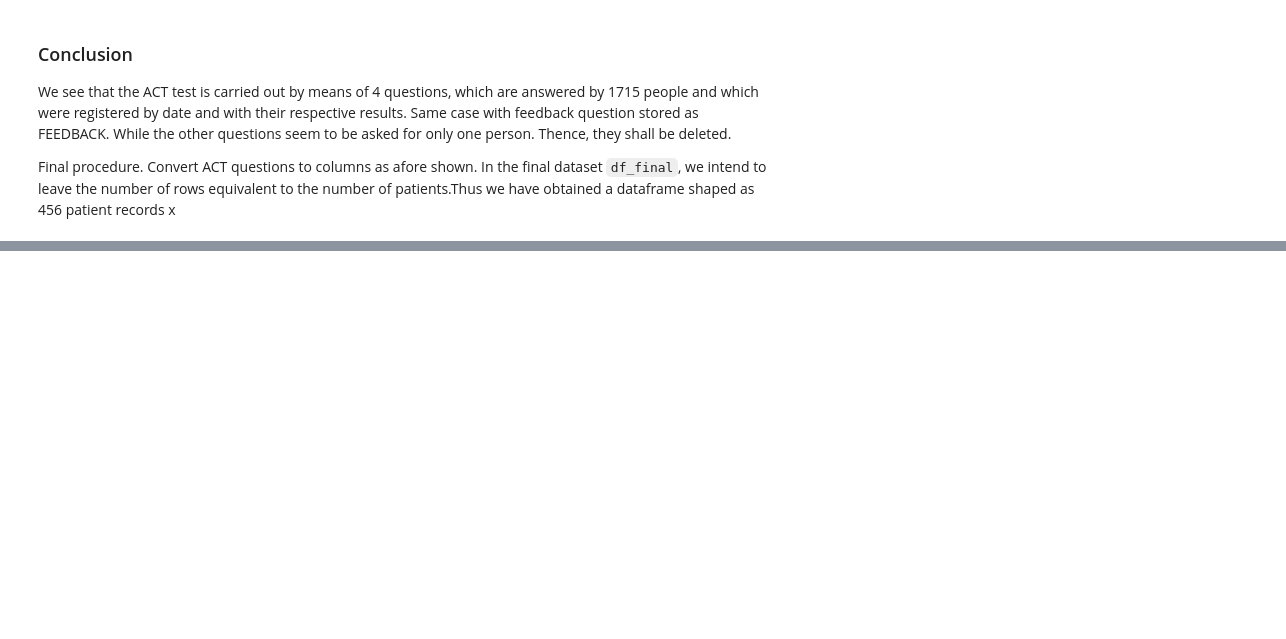
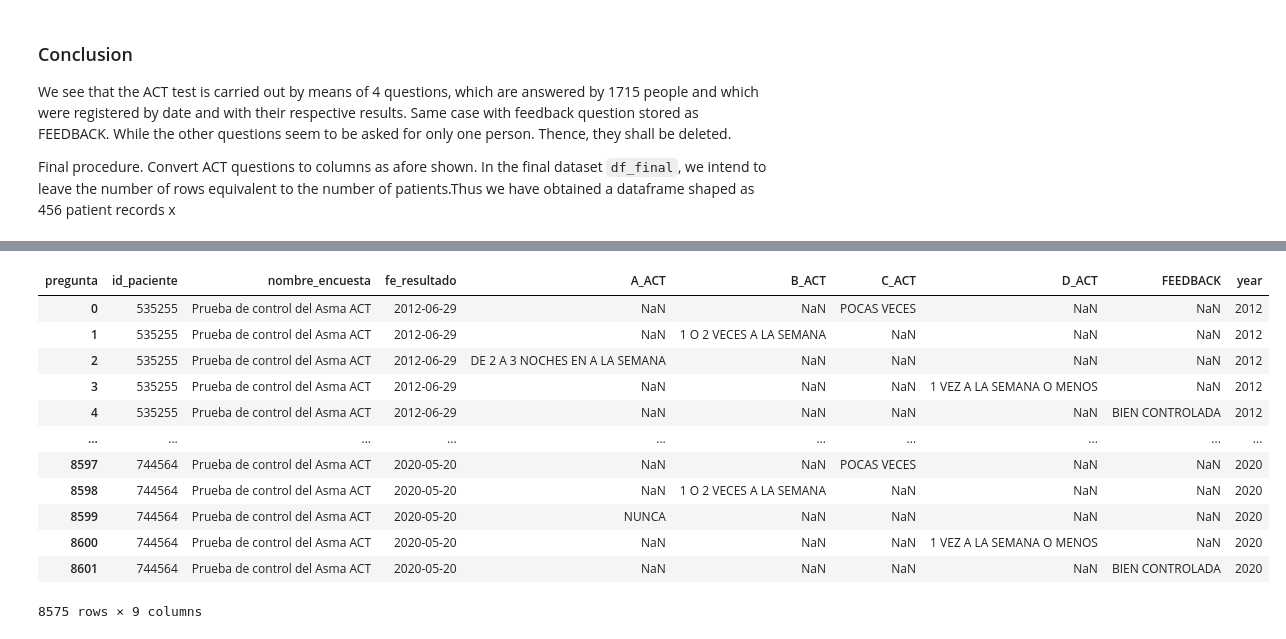
Before and after one commit to DS4A-T22/exploratory_data_analysis, a Jupyter notebook: EDA - Act_disaggregated.ipynb, the cells around one changed output, grey strips where cells are left out. Saved outputs shown, nothing was run; the diff lists cells and outputs as text; code cells hidden in the pictures; blank space fills up the shorter version.

```diff
--- a/EDA - Act_disaggregated.ipynb
+++ b/EDA - Act_disaggregated.ipynb
@@ -423,0 +424,16 @@ msno.matrix(msno.nullity_sort(df_final, sort='descending'))
+# %%
+df_final
+# %% [output]
+| pregunta | id_paciente | nombre_encuesta | fe_resultado | A_ACT | B_ACT | C_ACT | D_ACT | FEEDBACK | year |
+| 0 | 535255 | Prueba de control del Asma ACT | 2012-06-29 | NaN | NaN | POCAS VECES | NaN | NaN | 2012 |
+| 1 | 535255 | Prueba de control del Asma ACT | 2012-06-29 | NaN | 1 O 2 VECES A LA SEMANA | NaN | NaN | NaN | 2012 |
+| 2 | 535255 | Prueba de control del Asma ACT | 2012-06-29 | DE 2 A 3 NOCHES EN A LA SEMANA | NaN | NaN | NaN | NaN | 2012 |
+| 3 | 535255 | Prueba de control del Asma ACT | 2012-06-29 | NaN | NaN | NaN | 1 VEZ A LA SEMANA O MENOS | NaN | 2012 |
+| 4 | 535255 | Prueba de control del Asma ACT | 2012-06-29 | NaN | NaN | NaN | NaN | BIEN CONTROLADA | 2012 |
+| ... | ... | ... | ... | ... | ... | ... | ... | ... | ... |
+| 8597 | 744564 | Prueba de control del Asma ACT | 2020-05-20 | NaN | NaN | POCAS VECES | NaN | NaN | 2020 |
+| 8598 | 744564 | Prueba de control del Asma ACT | 2020-05-20 | NaN | 1 O 2 VECES A LA SEMANA | NaN | NaN | NaN | 2020 |
+| 8599 | 744564 | Prueba de control del Asma ACT | 2020-05-20 | NUNCA | NaN | NaN | NaN | NaN | 2020 |
+| 8600 | 744564 | Prueba de control del Asma ACT | 2020-05-20 | NaN | NaN | NaN | 1 VEZ A LA SEMANA O MENOS | NaN | 2020 |
+| 8601 | 744564 | Prueba de control del Asma ACT | 2020-05-20 | NaN | NaN | NaN | NaN | BIEN CONTROLADA | 2020 |
+8575 rows × 9 columns
```
Also changed, not shown: parts of 9 cells of this notebook, 3 other files.
